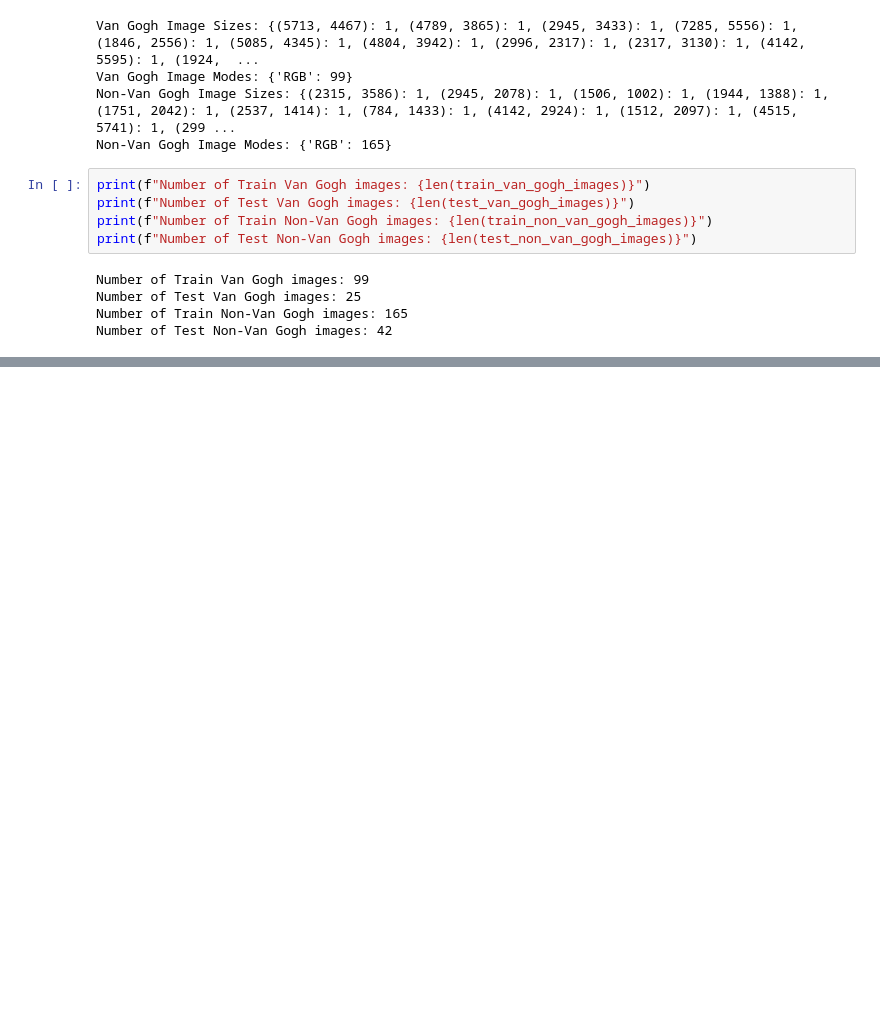
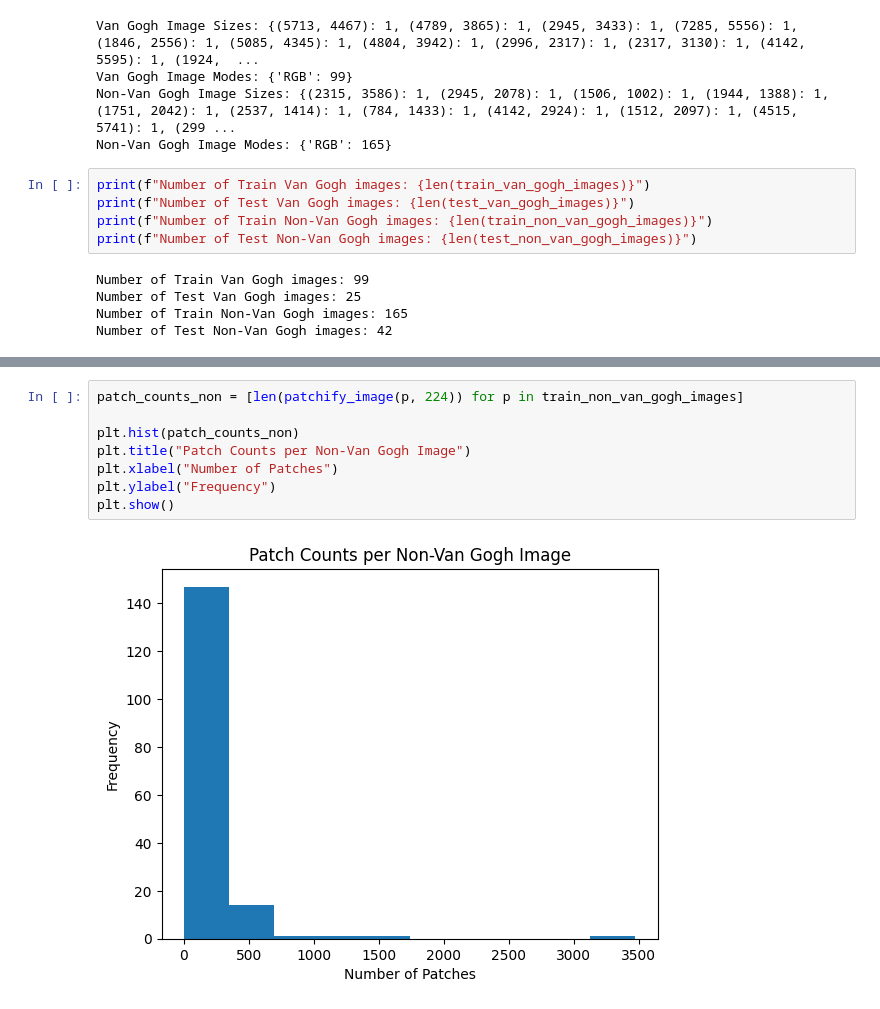
Before and after one commit to bhavinpatel2801/Van-gogh-painting-identification, a Jupyter notebook: notebooks/01_EDA.ipynb, the cells around one changed output, grey strips where cells are left out. Drawn from its saved outputs; the diff is of its cells as text; blank space fills up the shorter version.

```diff
--- a/notebooks/01_EDA.ipynb
+++ b/notebooks/01_EDA.ipynb
@@ -138,0 +195,10 @@ Number of Test Non-Van Gogh images: 42
+# %%
+patch_counts_non = [len(patchify_image(p, 224)) for p in train_non_van_gogh_images]
+
+plt.hist(patch_counts_non)
+plt.title("Patch Counts per Non-Van Gogh Image")
+plt.xlabel("Number of Patches")
+plt.ylabel("Frequency")
+plt.show()
+# %% [output]
+[figure, added]
```
Also changed, not shown: parts of 6 cells of this notebook, 10 other files.
